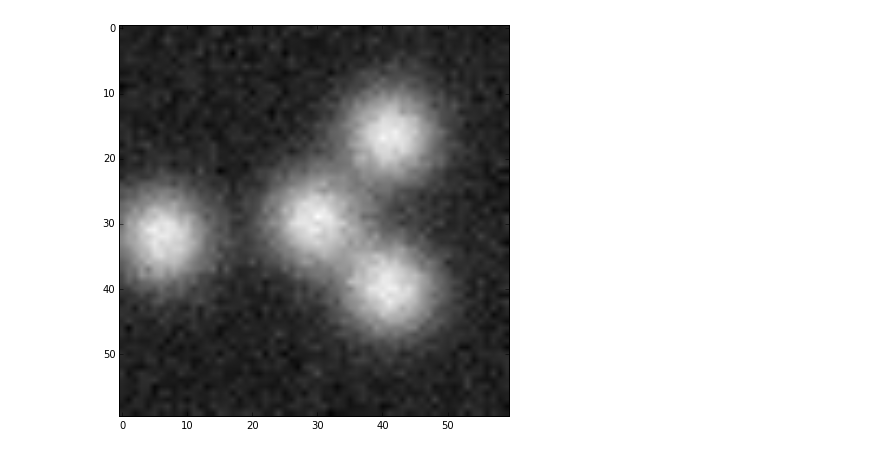
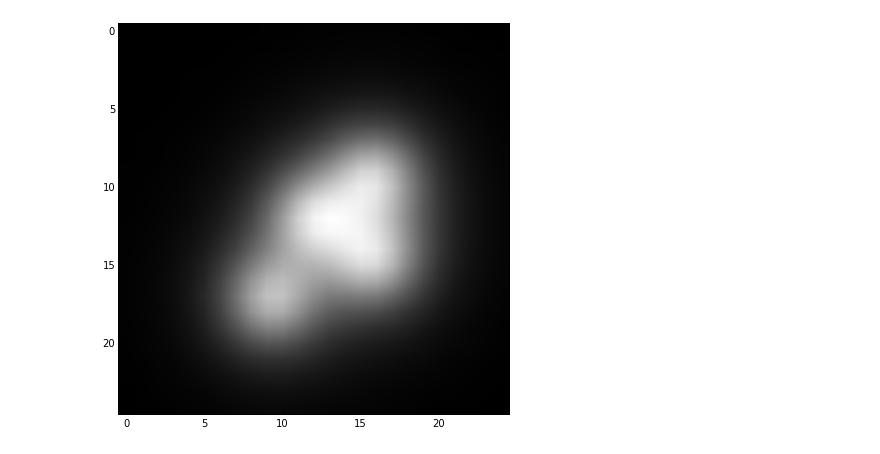
Before and after one commit to lmoustakas/lcolens, a Jupyter notebook: python/anb/GalSim_Aaron_2.ipynb, the cells around one changed output. Saved outputs shown, nothing was run; the diff lists cells and outputs as text; code cells hidden in the pictures.

Commit message:
Simulator plots moffat profiles

```diff
--- a/python/anb/GalSim_Aaron_2.ipynb
+++ b/python/anb/GalSim_Aaron_2.ipynb
@@ -34,65 +34,74 @@ for line in read_data:
 object_parameters = {}
 
 with open('object_params.csv', 'rU') as csvfile:
-    dialect = 'csv.excel'
     read_data = csv.reader(csvfile)
     for row in read_data:
-        obj, RA, DEC, flux, sigma = row
+        obj, RA, DEC, profile, beta, FWHM, end_of_line = row
         # append parameter to dictionary
-        object_parameters[obj] = (RA, DEC, flux, sigma)
+        object_parameters[obj] = (RA, DEC, profile, beta, FWHM)
 # %%
 # assign observational parameter values
 
-pixel_scale = float(observ_parameters['pixel_scale'])  # arcsec / pixel
+pixel_scale = float(observ_parameters['pixel_scale'])  # arcsec/pixel
 xsize = int(observ_parameters['img_size'])             # pixel
 ysize = int(observ_parameters['img_size'])             # pixel
-sky_noise = float(observ_parameters['sky_noise'])
+sky_level = float(observ_parameters['sky_level'])      # ADU/arcsec^2
 center = observ_parameters['img_center']               # RA DEC string
 image = galsim.ImageF(xsize, ysize)
 # %%
 # draw the objects
 
 # convert the center position to decimal degrees
 center_sex = C.Position(center)
 center_dd = center_sex.dd()
 
-# initialize 'field' as a Gaussian object, flux=0
-field = galsim.Gaussian(flux=0, sigma=2.)
+# initialize 'field', flux=0
+# field = galsim.Moffat(flux=0, beta=2, fwhm=0)
 
 str = " "  # for joining RA and DEC below
 
+profiles = []
+
 for object in object_parameters:
 
-    # for joining RA and DEC below
-    seq = (object_parameters[object][0], object_parameters[object][1])
+    #skip the headings row in the csv file
+    if object != '#object':
 
-    # convert the object position to decimal degrees
-    obj_sex = C.Position(str.join(seq))
-    obj_dd = obj_sex.dd()
-    # find the offset from center
-    dx_deg = obj_dd[0] - center_dd[0]
-    dy_deg = obj_dd[1] - center_dd[1]
-    # convert degrees to arcseconds
-    dx_arcsec = dx_deg * 3600
-    dy_arcsec = dy_deg * 3600
-    # create the profile
-    profile = galsim.Gaussian(flux=float(object_parameters[object][2]),
-                              sigma=float(object_parameters[object][3]))
-    # apply the offset
-    profile = profile.shift(dx_arcsec, dy_arcsec)
-    field = field + profile
+        # for joining RA and DEC below
+        seq = (object_parameters[object][0], object_parameters[object][1])
+
+        # convert the object position to decimal degrees
+        obj_sex = C.Position(str.join(seq))
+        obj_dd = obj_sex.dd()
+        # find the offset from center
+        dx_deg = obj_dd[0] - center_dd[0]
+        dy_deg = obj_dd[1] - center_dd[1]
+        # convert degrees to arcseconds
+        dx_arcsec = dx_deg * 3600
+        dy_arcsec = dy_deg * 3600
+        # create the profile
+        if object_parameters[object][2] == 'moffat':
+            profile = galsim.Moffat(flux=1.e5, beta=float(object_parameters[object][3]),
+                                    fwhm=float(object_parameters[object][4]))
+        # apply the offset
+        profile = profile.shift(dx_arcsec, dy_arcsec)
+        profiles.append(profile)
+
+# sum the profiles
+field = galsim.Sum(profiles)
 
 # draw the image
 field.drawImage(image, scale=pixel_scale)
 
 # add sky noise
-image.addNoise(galsim.GaussianNoise(sigma=sky_noise))
+# image.addNoise(galsim.GaussianNoise(sigma=sky_noise))
+image.sky_level=sky_level
 
 # write and plot the image
 image.write("Aaron_test.fits")
 hdus = pyfits.open("Aaron_test.fits")
 data = hdus[0].data
 fig = plt.figure(figsize=(7, 7))
 im = plt.imshow(data, cmap="gray")
 # %% [output]
-[figure, old version]
+[figure, new version]
```
